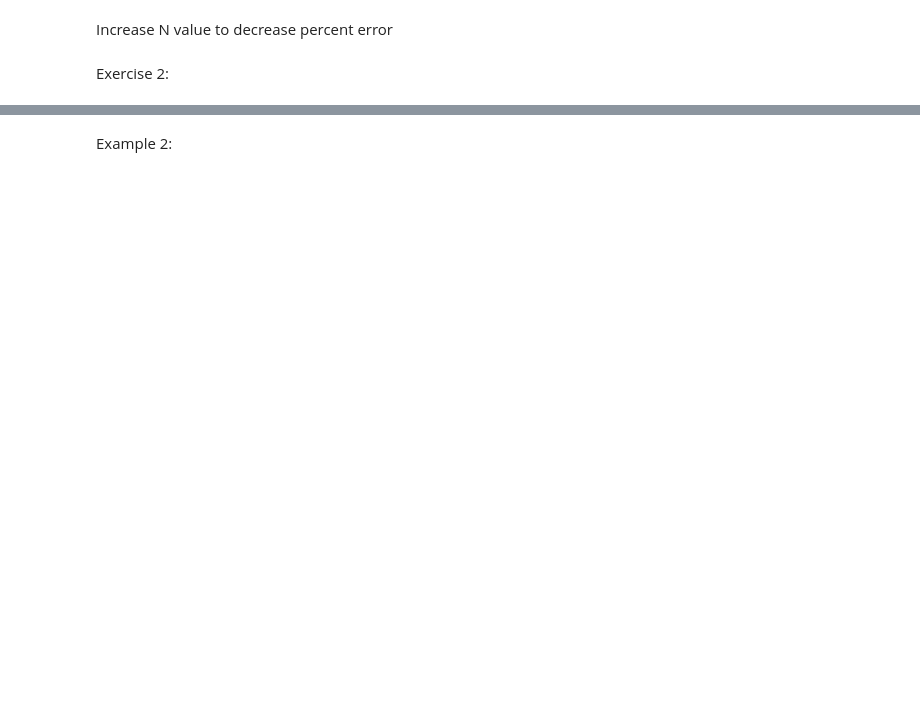
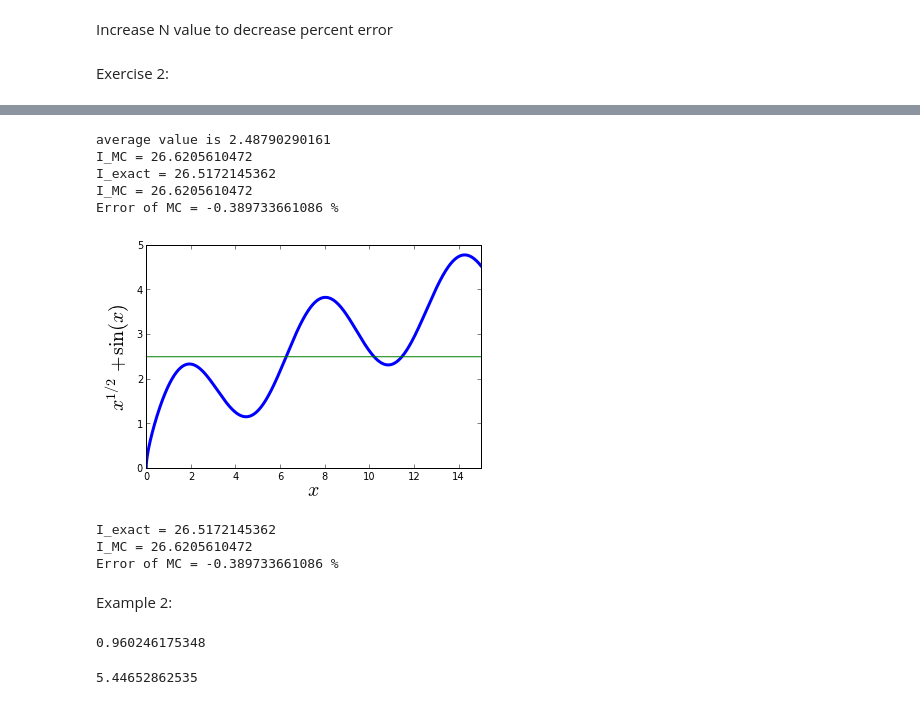
Before and after one commit to Rbnewens/PHYS202-S13, a Jupyter notebook: Week5/Monte Carlo Integration.ipynb, the cells around one changed output, grey strips where cells are left out. Cells and saved outputs as stored; diff of their text form; code cells hidden in the pictures; blank space fills up the shorter version.

```diff
--- a/Week5/Monte Carlo Integration.ipynb
+++ b/Week5/Monte Carlo Integration.ipynb
@@ -118,10 +121,82 @@ plot([xmin, xmax], [ymax, ymax], color='k', linestyle='--')#horizontal top
+# %%
+#sample mean method
+f = lambda x: x**(.5) + sin(x)
+x = arange(0.,15., .001)
+
+#integration limits
+xmin = 1.7
+xmax = 12.4
+
+#bounding box y limits
+subx = x[logical_and((x > xmin), (x < xmax))]
+ymax = max(f(subx))*1.05
+ymin = 0.
+
+N = float(1E4)
+samples_x = xmin + (xmax-xmin)*random_sample(N)
+guess_y = f(samples_x)
+avg = np.average(guess_y)
+print "average value is", avg
+I = avg*(xmax-xmin)
+print "I_MC =", I
+
+
+Iana  = lambda x: (2./3.)*x**(3./2.) - cos(x)
+Iexact = Iana(xmax) - Iana(xmin)
+Ierr = 100*(Iexact - I) / Iexact
+print "I_exact =", Iexact
+print "I_MC =", I
+print "Error of MC =", Ierr, "%"
+# %% [output]
+average value is 2.48790290161
+I_MC = 26.6205610472
+I_exact = 26.5172145362
+I_MC = 26.6205610472
+Error of MC = -0.389733661086 %
+# %%
+avgraph = np.ones(x.size)
+avgraph *= avg
+
+myplot = plot(x, f(x), lw=3)
+plot(x,avgraph)
+ylabel(r'$x^{1/2} + \sin(x)$', fontsize=20)
+xlabel(r"$x$", fontsize = 20)
+xlim(0., 15.)
+show()
+# %% [output]
+[figure, added]
+# %%
+#comparison to exact
+Iana  = lambda x: (2./3.)*x**(3./2.) - cos(x)
+Iexact = Iana(xmax) - Iana(xmin)
+Ierr = 100*(Iexact - I) / Iexact
+print "I_exact =", Iexact
+print "I_MC =", I
+print "Error of MC =", Ierr, "%"
+# %% [output]
+I_exact = 26.5172145362
+I_MC = 26.6205610472
+Error of MC = -0.389733661086 %
 # %% [markdown]
 Example 2:
 # %%
 fxyz = lambda x,y,z: sqrt(x**2 + y**2 + z**2)
-
 N = 1e6
 L = 1.; W = 1.; H = 1.
-x = L*random_sample(N); y = W*random_sample(N); z = H*random_sample(N)
+x = L*random_sample(N); y = W*random_sample(N); z = H*random_sample(N);
 
 IntMC = (L*W*H/N)*sum(fxyz(x,y,z))
+print IntMC
+# %% [output]
+0.960246175348
+# %%
+N = 1E5
+fsph = lambda r,phi: (cos(phi)/r**3)
+phiMax = 2*pi; thetaMax = pi; rMax = 1;
+phi = phiMax*random_sample(N)
+theta = thetaMax*random_sample(N)
+r = rMax*random_sample(N)
+Integral_MC = (phiMax*thetaMax*rMax/N)*sum(fsph(r,phi)*r**2*sin(theta))
+print Integral_MC
+# %% [output]
+5.44652862535
```
Also changed, not shown: parts of 7 cells of this notebook, 1 other file.
